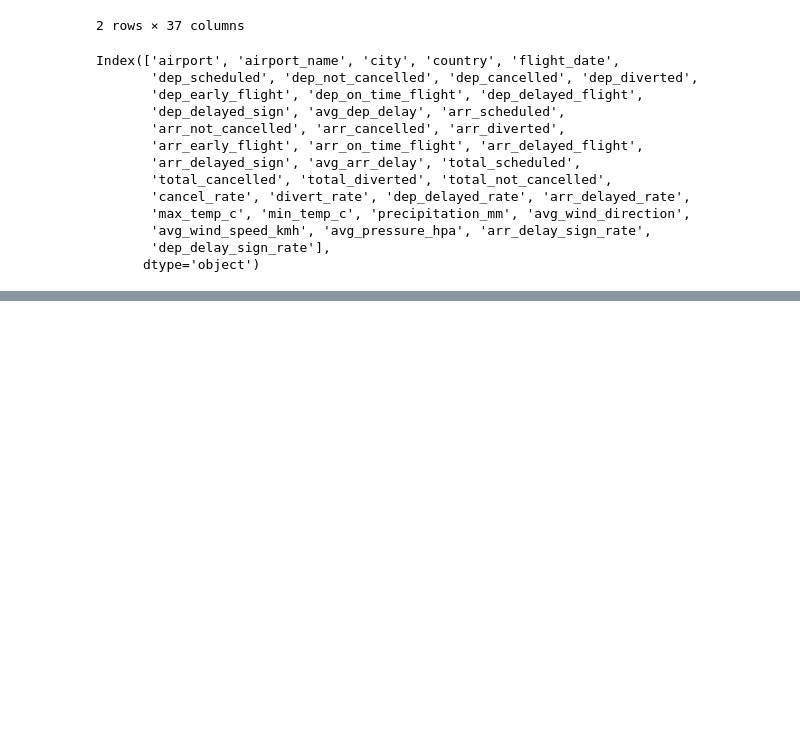
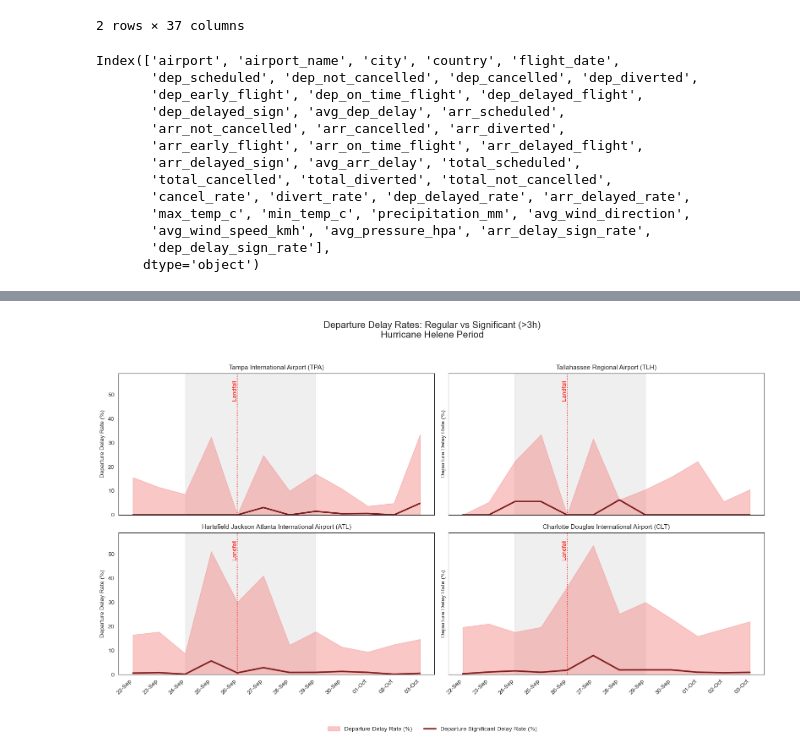
Before and after one commit to mail341/da-08122025-analytics-engineering-project, a Jupyter notebook: plotting_tables_Alina.ipynb, the cells around one changed output, grey strips where cells are left out. Drawn from its saved outputs; the diff is of its cells as text; code cells hidden in the pictures; blank space fills up the shorter version.

```diff
--- a/plotting_tables_Alina.ipynb
+++ b/plotting_tables_Alina.ipynb
@@ -983,0 +977,82 @@ plt.show()
+# %%
+hurricane_start = pd.to_datetime("2024-09-24")
+hurricane_end   = pd.to_datetime("2024-09-29")
+landfall_day    = pd.to_datetime("2024-09-26")
+
+airports = ['TPA', 'TLH', 'ATL', 'CLT']
+
+mart_daily_flights_weather['flight_date'] = pd.to_datetime(
+    mart_daily_flights_weather['flight_date']
+)
+
+rate_cols = ['dep_delayed_rate', 'dep_delay_sign_rate']
+y_max = mart_daily_flights_weather[rate_cols].max().max() * 1.1
+
+sns.set_style("white")
+fig, axes = plt.subplots(2, 2, figsize=(16, 10), sharex=True, sharey=True)
+axes = axes.flatten()
+
+fig.suptitle(
+    "Departure Delay Rates: Regular vs Significant (>3h)\nHurricane Helene Period",
+    fontsize=16,
+    y=0.98
+)
+
+for ax, airport in zip(axes, airports):
+
+    sub = mart_daily_flights_weather[
+        mart_daily_flights_weather['airport'] == airport
+    ].sort_values('flight_date')
+
+    # Hurricane shading
+    ax.axvspan(hurricane_start, hurricane_end, color='grey', alpha=0.12)
+
+    # --- Area: regular departure delay ---
+    ax.fill_between(
+        sub['flight_date'],
+        sub['dep_delayed_rate'],
+        color='#f28482',
+        alpha=0.45,
+        label='Departure Delay Rate (%)'
+    )
+
+    # --- Line: significant departure delay ---
+    ax.plot(
+        sub['flight_date'],
+        sub['dep_delay_sign_rate'],
+        color='#7f1d1d',
+        linewidth=2.5,
+        label='Departure Significant Delay Rate (%)'
+    )
+
+    # Landfall
+    ax.axvline(landfall_day, color='red', linestyle=':', linewidth=1.2)
+    ax.text(
+        landfall_day,
+        y_max * 0.95,
+        "Landfall",
+        color='red',
+        rotation=90,
+        va='top',
+        ha='right'
+    )
+
+    airport_name = sub['airport_name'].iloc[0] if len(sub) else airport
+    ax.set_title(f"{airport_name} ({airport})", fontsize=11)
+
+    ax.set_ylim(0, y_max)
+    ax.set_ylabel("Departure Delay Rate (%)")
+    ax.grid(False)
+
+    ax.xaxis.set_major_locator(mdates.DayLocator(interval=1))
+    ax.xaxis.set_major_formatter(mdates.DateFormatter('%d-%b'))
+    plt.setp(ax.get_xticklabels(), rotation=45, ha='right')
+
+handles, labels = axes[0].get_legend_handles_labels()
+fig.legend(handles, labels, loc="lower center", ncol=2, frameon=False)
+
+plt.tight_layout(rect=[0, 0.08, 1, 0.95])
+plt.savefig("departure_delay_regular_vs_significant.png", dpi=300, bbox_inches="tight")
+plt.show()
+# %% [output]
+[figure, added]
```
Also changed, not shown: parts of 1 cell of this notebook.
